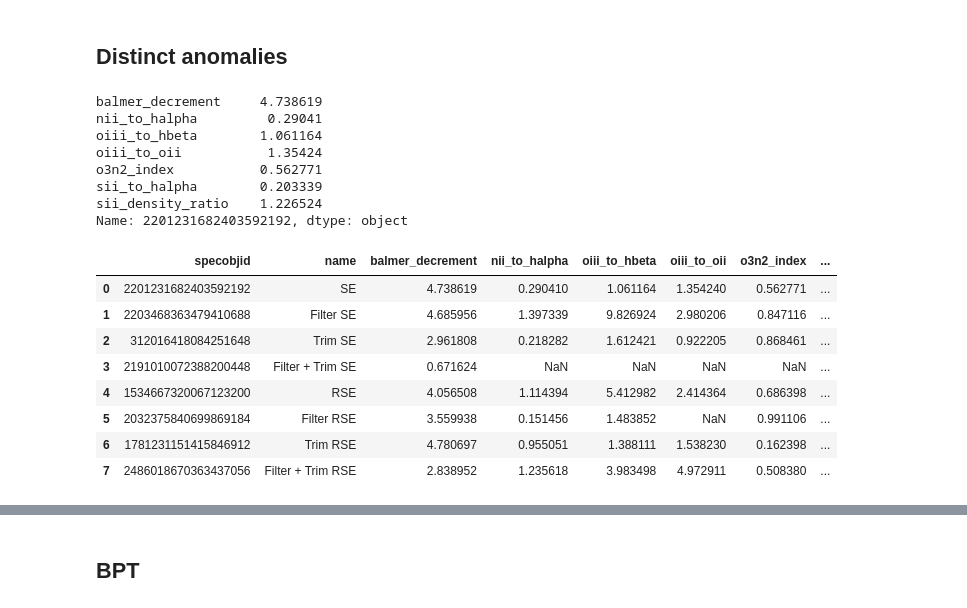
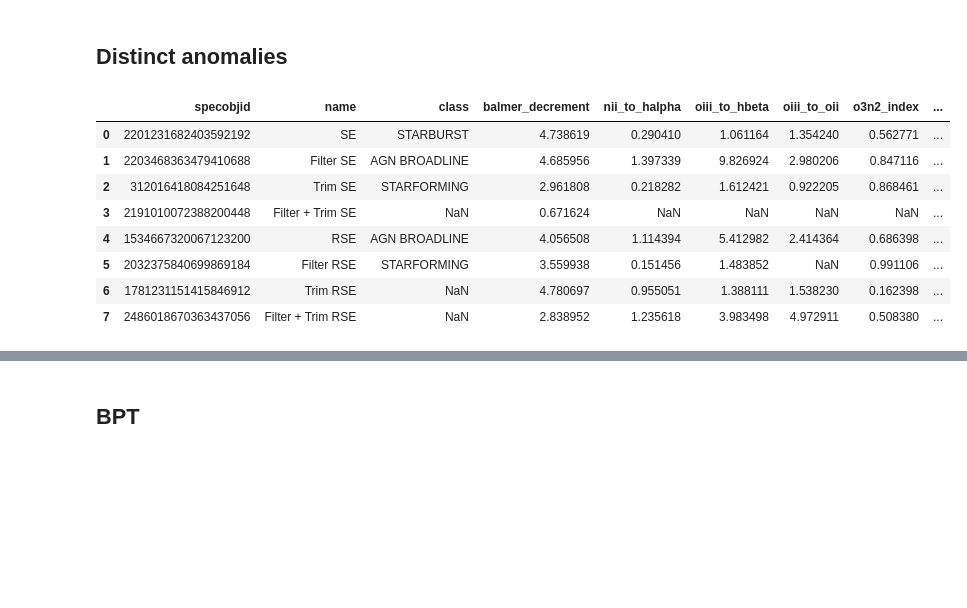
Before and after one commit to ed-ortizm/anomaly, a Jupyter notebook: thesis/02_bpt_diagram.ipynb, the cells around one changed output, grey strips where cells are left out. Saved outputs shown, nothing was run; the diff lists cells and outputs as text; code cells hidden in the pictures; blank space fills up the shorter version.

```diff
--- a/thesis/02_bpt_diagram.ipynb
+++ b/thesis/02_bpt_diagram.ipynb
@@ -346,22 +339,25 @@ fig, ax = plot_bpt(log_n2_ha, log_o3_hb, fig, ax)
 # %%
 overview_distinct_dict = {
     "SE": 2201231682403592192,
     "Filter SE": 2203468363479410688,
     "Trim SE": 312016418084251648,
     "Filter + Trim SE": 2191010072388200448,
     "RSE": 1534667320067123200,
     "Filter RSE": 2032375840699869184,
     "Trim RSE": 1781231151415846912,
     "Filter + Trim RSE": 2486018670363437056,
 }
+res_ratios_distinct_df = get_overview_ratios_df(
+    overview_distinct_dict, meta_with_ratios_df, cols_ratios
+)
+res_ratios_distinct_df
+# %% [output]
+|  | specobjid | name | class | balmer_decrement | nii_to_halpha | oiii_to_hbeta | oiii_to_oii | o3n2_index | ... |
+| 0 | 2201231682403592192 | SE | STARBURST | 4.738619 | 0.290410 | 1.061164 | 1.354240 | 0.562771 | ... |
+| 1 | 2203468363479410688 | Filter SE | AGN BROADLINE | 4.685956 | 1.397339 | 9.826924 | 2.980206 | 0.847116 | ... |
+| 2 | 312016418084251648 | Trim SE | STARFORMING | 2.961808 | 0.218282 | 1.612421 | 0.922205 | 0.868461 | ... |
+| 3 | 2191010072388200448 | Filter + Trim SE | NaN | 0.671624 | NaN | NaN | NaN | NaN | ... |
+| 4 | 1534667320067123200 | RSE | AGN BROADLINE | 4.056508 | 1.114394 | 5.412982 | 2.414364 | 0.686398 | ... |
+| 5 | 2032375840699869184 | Filter RSE | STARFORMING | 3.559938 | 0.151456 | 1.483852 | NaN | 0.991106 | ... |
+| 6 | 1781231151415846912 | Trim RSE | NaN | 4.780697 | 0.955051 | 1.388111 | 1.538230 | 0.162398 | ... |
+| 7 | 2486018670363437056 | Filter + Trim RSE | NaN | 2.838952 | 1.235618 | 3.983498 | 4.972911 | 0.508380 | ... |
-# %%
-meta_with_ratios_df.loc[2201231682403592192, cols_ratios]
-# %% [output]
-balmer_decrement     4.738619
-nii_to_halpha         0.29041
-oiii_to_hbeta        1.061164
-oiii_to_oii           1.35424
-o3n2_index           0.562771
-sii_to_halpha        0.203339
-sii_density_ratio    1.226524
-Name: 2201231682403592192, dtype: object
@@ -392,13 +363,0 @@ distinct_anomalies_ratios_df = pd.DataFrame(distinct_ratios_dict)
-# %%
-distinct_anomalies_ratios_df.to_clipboard()
-distinct_anomalies_ratios_df
-# %% [output]
-|  | specobjid | name | balmer_decrement | nii_to_halpha | oiii_to_hbeta | oiii_to_oii | o3n2_index | ... |
-| 0 | 2201231682403592192 | SE | 4.738619 | 0.290410 | 1.061164 | 1.354240 | 0.562771 | ... |
-| 1 | 2203468363479410688 | Filter SE | 4.685956 | 1.397339 | 9.826924 | 2.980206 | 0.847116 | ... |
-| 2 | 312016418084251648 | Trim SE | 2.961808 | 0.218282 | 1.612421 | 0.922205 | 0.868461 | ... |
-| 3 | 2191010072388200448 | Filter + Trim SE | 0.671624 | NaN | NaN | NaN | NaN | ... |
-| 4 | 1534667320067123200 | RSE | 4.056508 | 1.114394 | 5.412982 | 2.414364 | 0.686398 | ... |
-| 5 | 2032375840699869184 | Filter RSE | 3.559938 | 0.151456 | 1.483852 | NaN | 0.991106 | ... |
-| 6 | 1781231151415846912 | Trim RSE | 4.780697 | 0.955051 | 1.388111 | 1.538230 | 0.162398 | ... |
-| 7 | 2486018670363437056 | Filter + Trim RSE | 2.838952 | 1.235618 | 3.983498 | 4.972911 | 0.508380 | ... |
```
Also changed, not shown: parts of 18 cells of this notebook.
